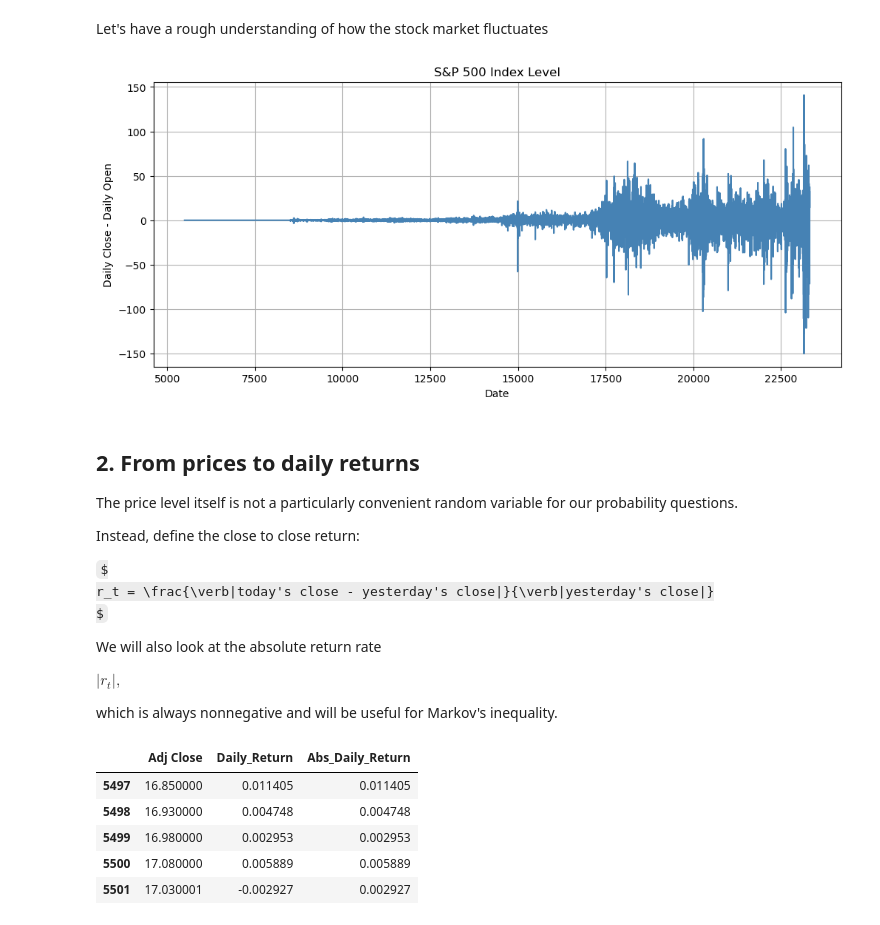
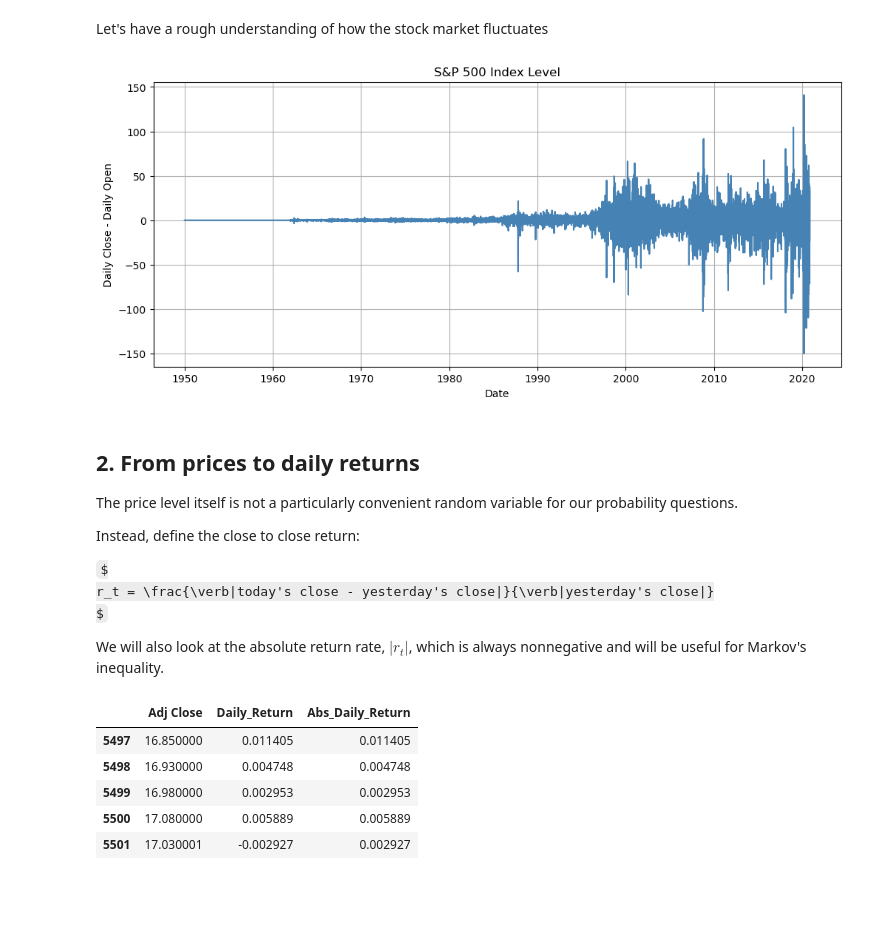
Before and after one commit to JustinTrenchcoat/ASDA_I_Materials, a Jupyter notebook: Probability_Financial_Data_Poisson_Markov_Chebyshev.ipynb, the cells around one changed output. Drawn from its saved outputs; the diff is of its cells as text; code cells hidden in the pictures; some formulas as TeX source; blank space fills up the shorter version.

```diff
--- a/Probability_Financial_Data_Poisson_Markov_Chebyshev.ipynb
+++ b/Probability_Financial_Data_Poisson_Markov_Chebyshev.ipynb
@@ -75,13 +83,13 @@ Let's have a rough understanding of how the stock market fluctuates
 # %%
 
 fig, ax = plt.subplots(figsize=(12, 5))
-ax.plot(data.index, data["Adj Close"]-data["Open"], c="steelblue")
+ax.plot(data["Date"], data["Adj Close"]-data["Open"], c="steelblue")
 ax.set_title("S&P 500 Index Level")
 ax.set_xlabel("Date")
 ax.set_ylabel("Daily Close - Daily Open")
 plt.show()
 # %% [output]
-[figure, old version]
+[figure, new version]
 # %% [markdown]
 
 ## 2. From prices to daily returns
@@ -94,13 +102,7 @@ $
 r_t = \frac{\verb|today's close - yesterday's close|}{\verb|yesterday's close|}
 $
 
-We will also look at the absolute return rate
-
-$
-|r_t|,
-$
-
-which is always nonnegative and will be useful for Markov's inequality.
+We will also look at the absolute return rate, $|r_t|$, which is always nonnegative and will be useful for Markov's inequality.
 # %%
 data["Daily_Return"] = data["Adj Close"].pct_change()
 data["Abs_Daily_Return"] = data["Daily_Return"].abs()
```
Also changed, not shown: parts of 19 cells of this notebook.
